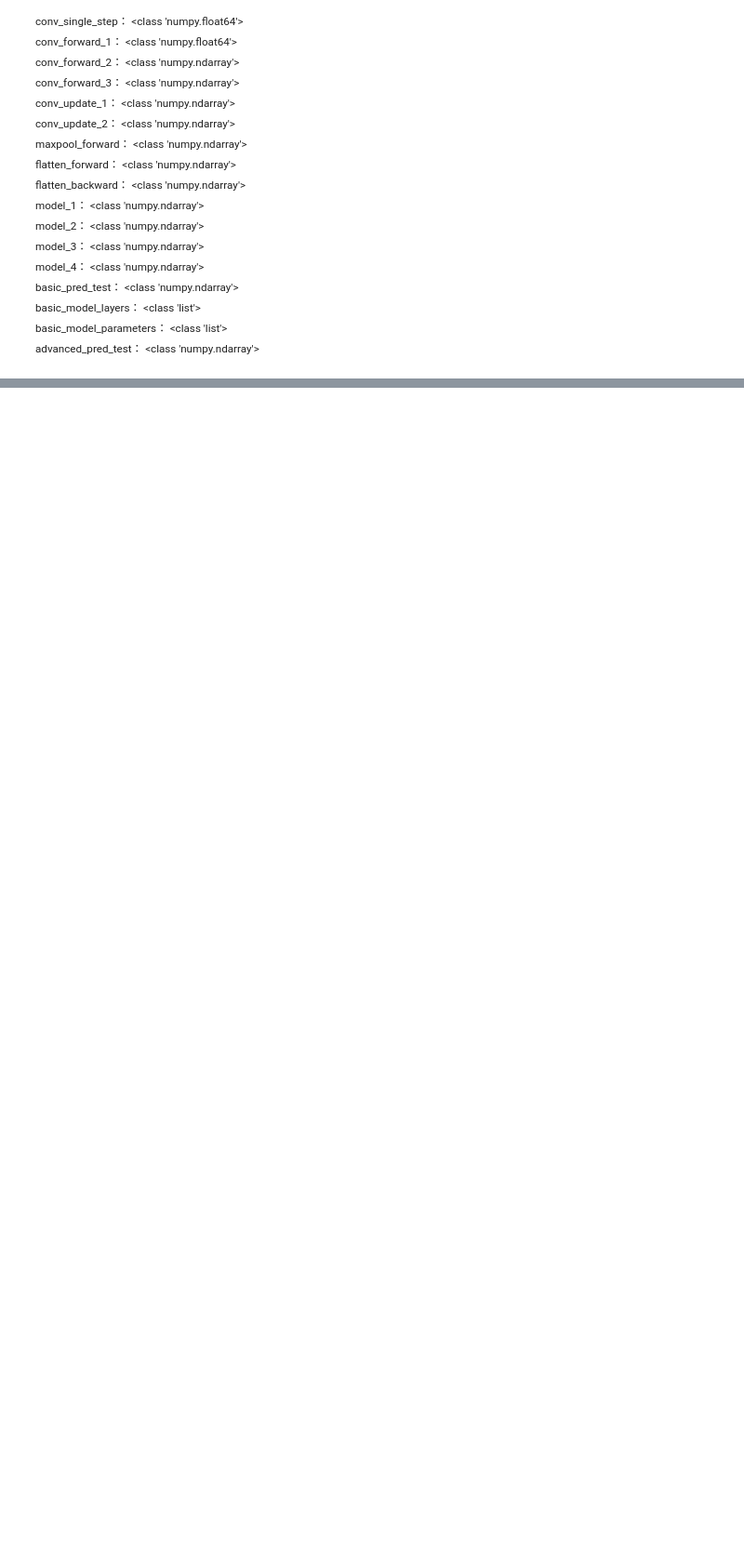
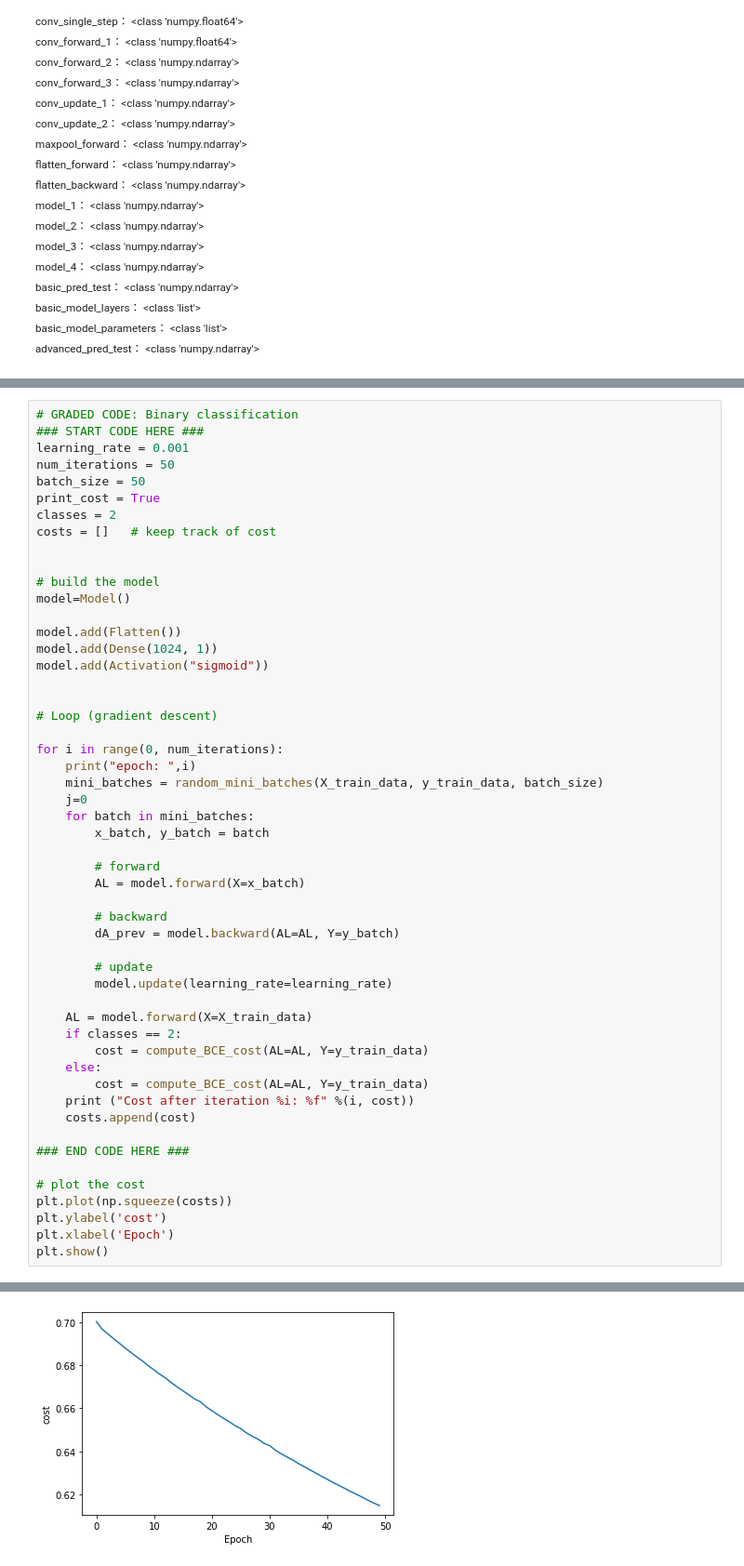
Before and after one commit to JimLi93/machine-learning-course, a Jupyter notebook: Assignment4/hw4.ipynb, the cells around one changed output, grey strips where cells are left out. Shown: that part at 93% size. Drawn from its saved outputs; the diff is of its cells as text; blank space fills up the shorter version.

```diff
--- a/Assignment4/hw4.ipynb
+++ b/Assignment4/hw4.ipynb
@@ -1186,0 +1388,53 @@ advanced_pred_test： <class 'numpy.ndarray'> <br>
+# %%
+# GRADED CODE: Binary classification
+### START CODE HERE ###
+learning_rate = 0.001
+num_iterations = 50
+batch_size = 50
+print_cost = True
+classes = 2
+costs = []   # keep track of cost
+
+
+# build the model
+model=Model()
+
+model.add(Flatten())
+model.add(Dense(1024, 1))
+model.add(Activation("sigmoid"))
+
+
+# Loop (gradient descent)
+
+for i in range(0, num_iterations):
+    print("epoch: ",i)
+    mini_batches = random_mini_batches(X_train_data, y_train_data, batch_size)
+    j=0
+    for batch in mini_batches:
+        x_batch, y_batch = batch
+
+        # forward
+        AL = model.forward(X=x_batch)
+
+        # backward
+        dA_prev = model.backward(AL=AL, Y=y_batch)
+
+        # update
+        model.update(learning_rate=learning_rate)
+
+    AL = model.forward(X=X_train_data)
+    if classes == 2:
+        cost = compute_BCE_cost(AL=AL, Y=y_train_data)
+    else:
+        cost = compute_BCE_cost(AL=AL, Y=y_train_data)
+    print ("Cost after iteration %i: %f" %(i, cost))
+    costs.append(cost)
+
+### END CODE HERE ###
+
+# plot the cost
+plt.plot(np.squeeze(costs))
+plt.ylabel('cost')
+plt.xlabel('Epoch')
+plt.show()
+# %% [output]
@@ -1186,0 +1458 @@ advanced_pred_test： <class 'numpy.ndarray'> <br>
+[figure, added]
```
Also changed, not shown: parts of 36 cells of this notebook.
